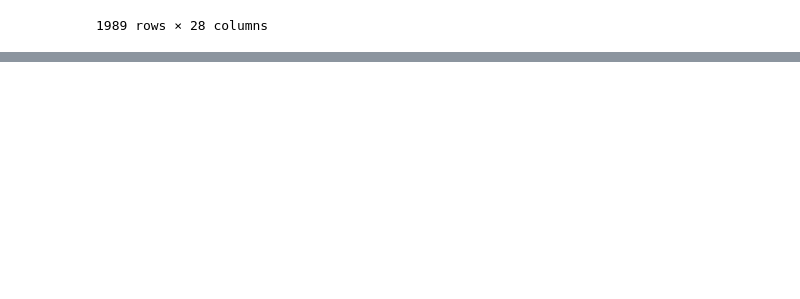
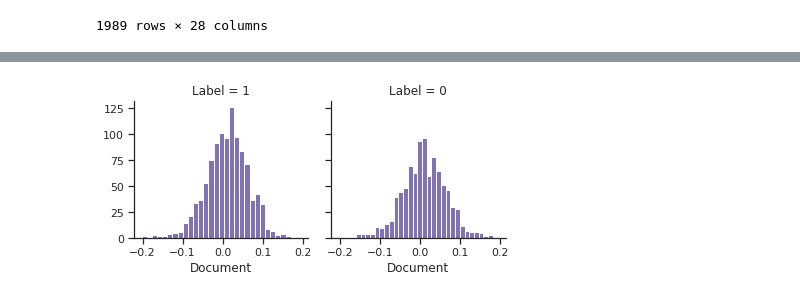
Before and after one commit to jjiguaran/text_mining, a Jupyter notebook: individual_versions/sentiment_analysis_srossi.ipynb, the cells around one changed output, grey strips where cells are left out. Cells and saved outputs as stored; diff of their text form; code cells hidden in the pictures; blank space fills up the shorter version.

```diff
--- a/individual_versions/sentiment_analysis_srossi.ipynb
+++ b/individual_versions/sentiment_analysis_srossi.ipynb
@@ -129,0 +192,8 @@ from textblob import TextBlob
+# %%
+import seaborn as sns; sns.set(style="ticks", color_codes=True)
+g = sns.FacetGrid(Combinedtest, col="Label", col_order=[1, 0])
+#g = g.map(plt.hist, "Document", bins=30, color="m")
+
+g = g.map(plt.hist, "Document", bins=30, color="m")
+# %% [output]
+[figure, added]
```
Also changed, not shown: parts of 20 cells of this notebook.
